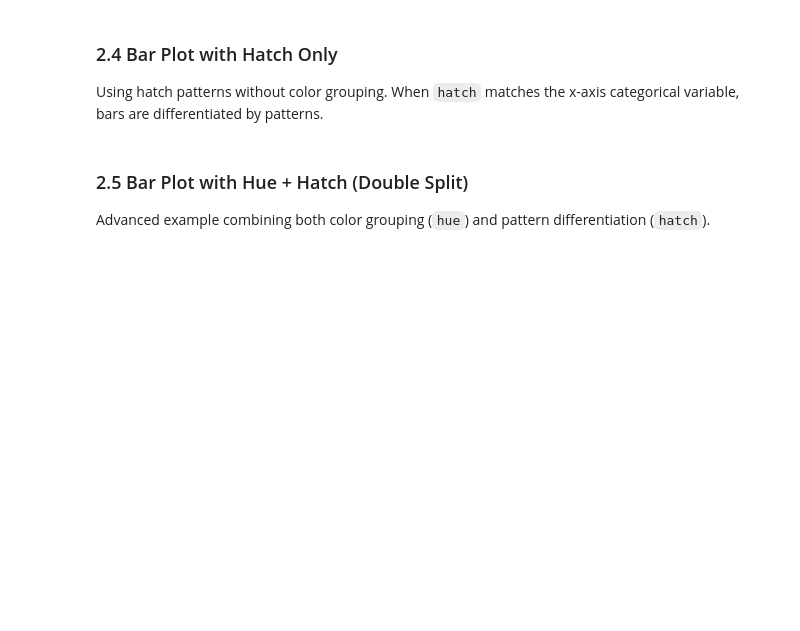
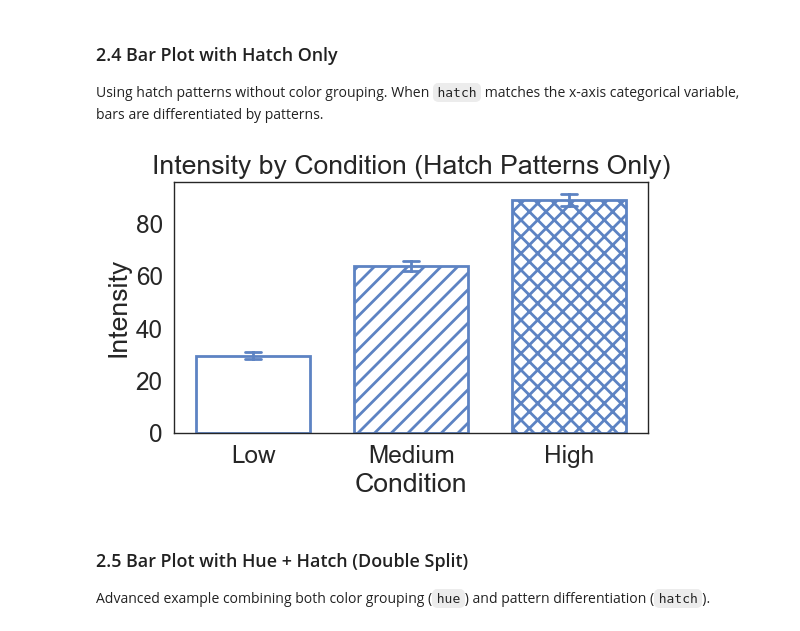
Before and after one commit to jorgebotas/prettyplot, a Jupyter notebook: examples.ipynb, the cells around one changed output. Cells and saved outputs as stored; diff of their text form; code cells hidden in the pictures; blank space fills up the shorter version.

```diff
--- a/examples.ipynb
+++ b/examples.ipynb
@@ -166,34 +173,35 @@ Using hatch patterns without color grouping. When `hatch` matches the x-axis cat
 # %%
 # Create data for hatch-only plot
 np.random.seed(456)
 hatch_only_data = pd.DataFrame({
     'condition': np.repeat(['Low', 'Medium', 'High'], 15),
     'intensity': np.concatenate([
         np.random.normal(30, 5, 15),
         np.random.normal(60, 8, 15),
         np.random.normal(90, 10, 15),
     ])
 })
 
 # Create bar plot with hatch patterns (no hue)
 fig, ax = pp.barplot(
     data=hatch_only_data,
     x='condition',
     y='intensity',
     hatch='condition',  # hatch matches x-axis
     title='Intensity by Condition (Hatch Patterns Only)',
     xlabel='Condition',
     ylabel='Intensity',
     errorbar='se',
     capsize=0.1,
     color='#5D83C3',  # Single color for all bars
-    hatch_mapping={'Low': '', 'Medium': '///', 'High': 'xxx'},
-    alpha=0.3,
-    figsize=(8, 5)
+    hatch_mapping={'Low': '', 'Medium': '//', 'High': 'xx'},
+    alpha=0.0,
 )
 
 plt.tight_layout()
 plt.show()
+# %% [output]
+[figure, added]
 # %% [markdown]
 ### 2.5 Bar Plot with Hue + Hatch (Double Split)
 
```
Also changed, not shown: parts of 23 cells of this notebook, 8 other files.
